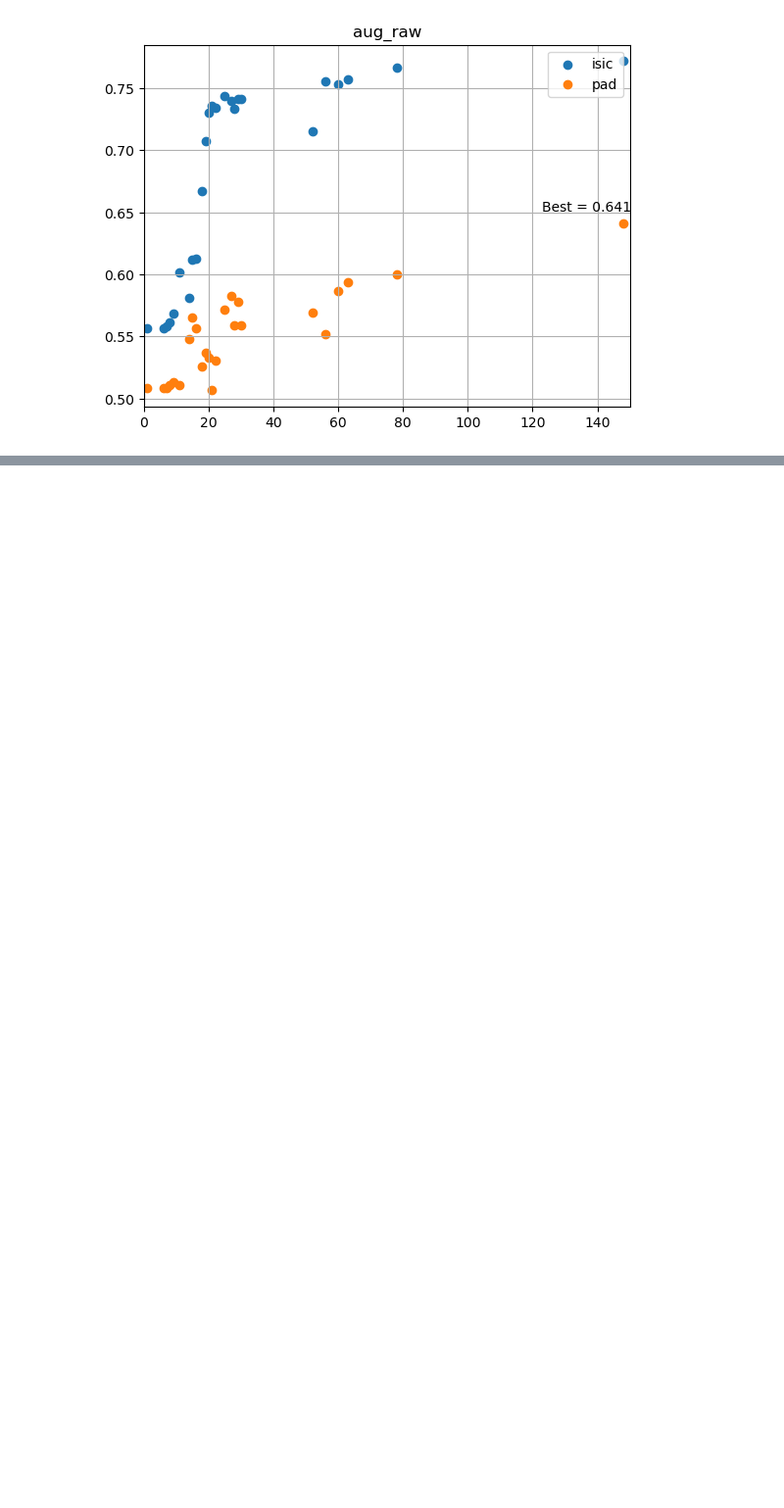
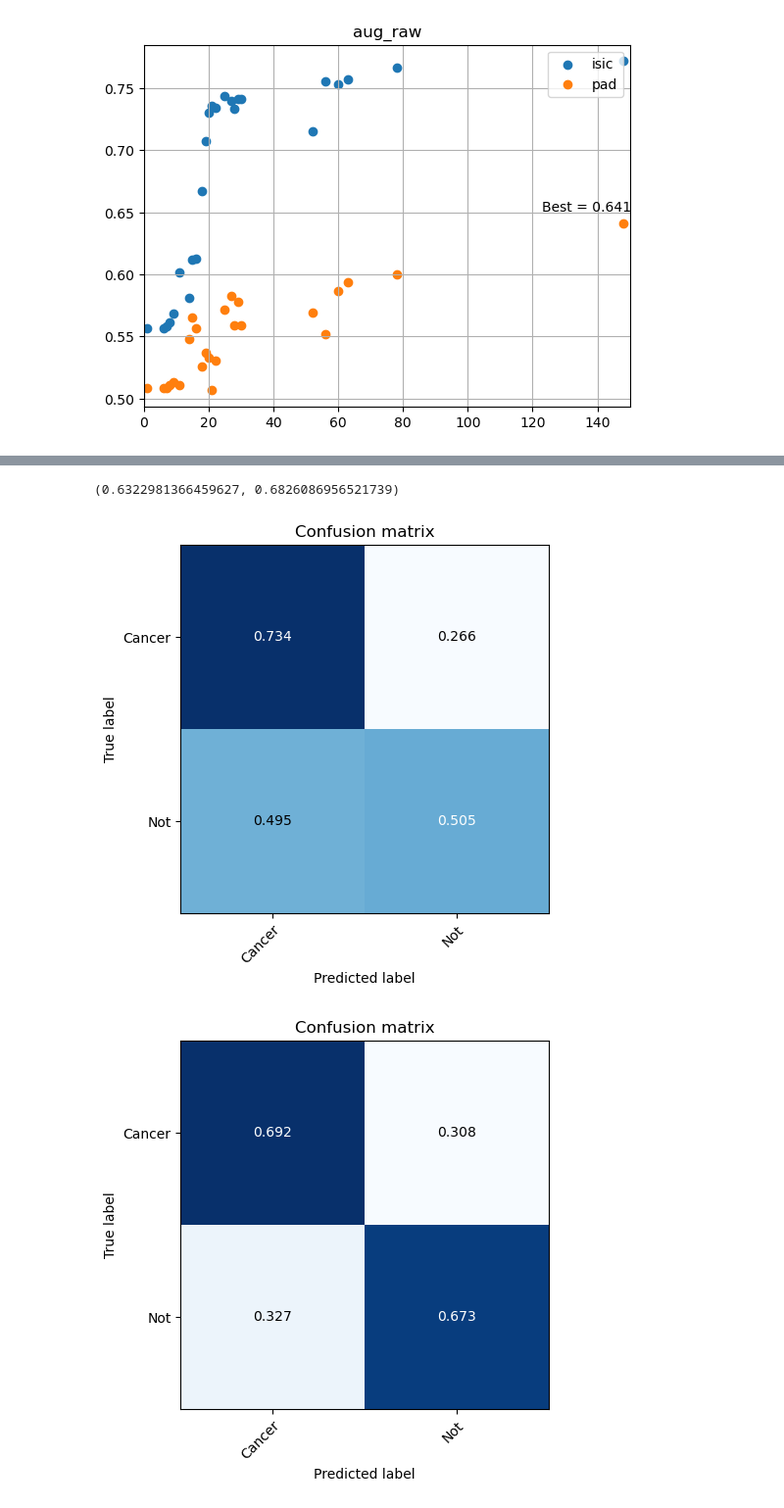
Before and after one commit to CEDipEngineering/ComputerAidedSkinCancerIdentificationAndDiagnosis, a Jupyter notebook: experiments/dip/final_experiments/performance_tests_final.ipynb, the cells around one changed output, grey strips where cells are left out. Shown at 98% size. Drawn from its saved outputs; the diff is of its cells as text; code cells hidden in the pictures; blank space fills up the shorter version.

Commit message:
Experiments run

```diff
--- a/experiments/dip/final_experiments/performance_tests_final.ipynb
+++ b/experiments/dip/final_experiments/performance_tests_final.ipynb
@@ -107,7 +107,7 @@ def plot_confusion_matrix(y_true, y_pred, classes,
         plt.savefig('Assets/files/' + title + '.pdf')
     return ax
 # %%
-def evaluate_model_performance(model: keras.models.Sequential, x_test, y_test):
+def evaluate_model_performance(model: keras.models.Sequential, x_test, y_test, show_matrix=False):
     y_pred = model.predict(x_test, verbose=0)
     y_pred = ohe.inverse_transform(y_pred).flatten()
     acc = accuracy_score(y_test, y_pred)
@@ -116,14 +116,16 @@ def evaluate_model_performance(model: keras.models.Sequential, x_test, y_test):
         acc = 1-acc
     else:
         y_pred_fixed = y_pred
+
     # # print("Model accuracy for {}: {:.3f}%".format(title, 100*acc))
-    # plot_confusion_matrix(
-    #     y_true=y_test,
-    #     y_pred=y_pred_fixed,
-    #     classes=ohe.categories_[0].tolist(),
-    #     normalize=True,
-    #     title=title
-    # );
+    if show_matrix:
+        plot_confusion_matrix(
+            y_true=y_test,
+            y_pred=y_pred_fixed,
+            classes=ohe.categories_[0].tolist(),
+            normalize=True,
+            title="Confusion matrix"
+        );
     return acc
 # %%
 history = dict()
@@ -198,3 +180,6 @@ for k,v in history.items():
 [figure]
 [figure]
 [figure]
+# %%
+fine_tun_model = DATA_DIR / 'experiments_fine_tuning' / 'final_isic' / 'resnet34' / 'aug_hq'
+model = load_model(fine_tun_model)
@@ -200,0 +212,6 @@ for k,v in history.items():
+# %%
+evaluate_model_performance(model, **isic_vals_hq, show_matrix=True), evaluate_model_performance(model, **pad_ufes_vals_hq, show_matrix=True)
+# %% [output]
+(0.6322981366459627, 0.6826086956521739)
+[figure, added]
+[figure, added]
```
Also changed, not shown: parts of 3 cells of this notebook, 6 other files.
